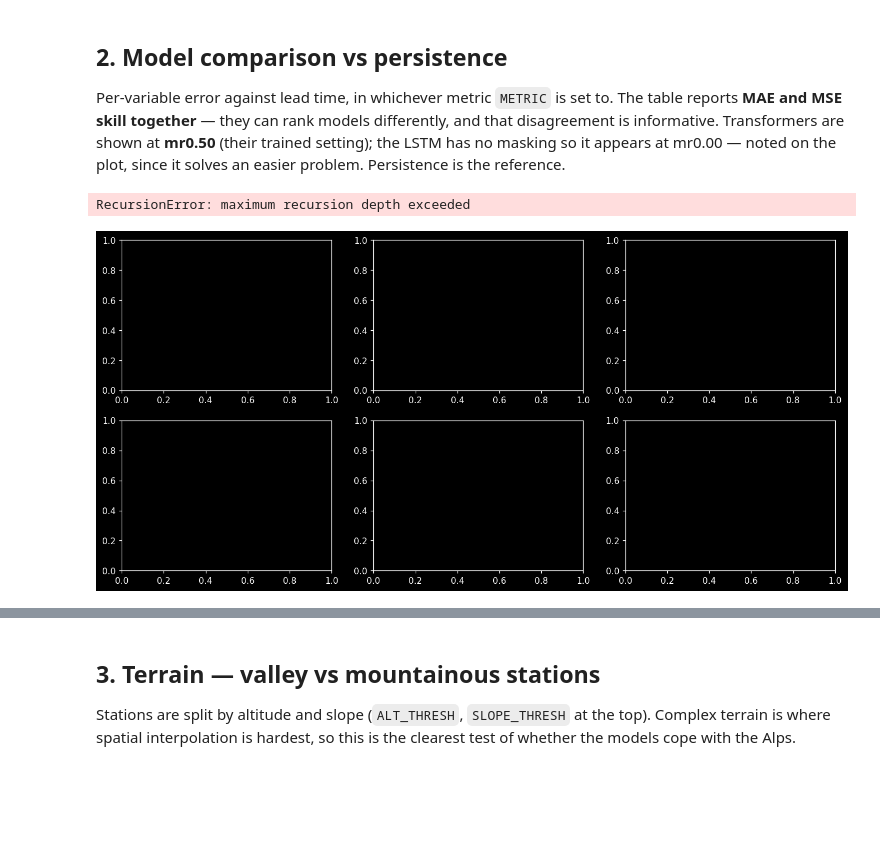
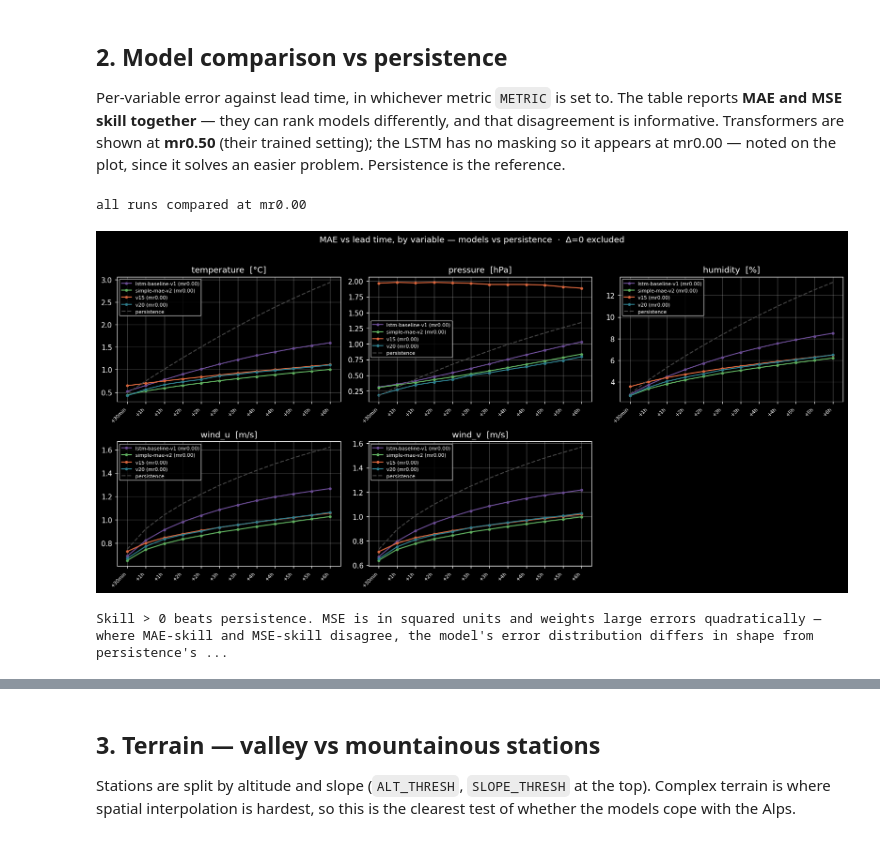
Before and after one commit to aureliedj/weather-station-model-with-transformers, a Jupyter notebook: Station MAE/notebooks/Test_Results_Exploration.ipynb, the cells around one changed output, grey strips where cells are left out. Saved outputs shown, nothing was run; the diff lists cells and outputs as text; code cells hidden in the pictures; blank space fills up the shorter version.

```diff
--- a/Station MAE/notebooks/Test_Results_Exploration.ipynb
+++ b/Station MAE/notebooks/Test_Results_Exploration.ipynb
@@ -348,14 +389,15 @@ if runs2:
         A5,C5 = AGG[(run,"mr0.50")]; A0,C0 = AGG[(run,"mr0.00")]
         for vi, v in enumerate(VARS):
             ax = axes[ri][vi]
-            hid = M(A5, C5, "kv_m")[:,vi]
-            vis = (M(A0, C0, "kv_m")[:,vi] if C0["kv_m"][:,vi].sum()
-                   else M(A0, C0, "kv")[:,vi])
-            ax.plot(range(len(GRID)), vis, "o-", color="#2E7D8C", lw=1.5, ms=3, label="mr0.00 visible")
-            ax.plot(range(len(GRID)), hid, "s-", color="#D9663D", lw=1.5, ms=3, label="mr0.50 masked")
-            ax.set_xticks(range(len(GRID))); ax.set_xticklabels(LEAD, rotation=45, ha="right", fontsize=6)
+            hid = M(A5, C5, "kv_m")[KSL,vi]
+            vis = (M(A0, C0, "kv_m")[KSL,vi] if C0["kv_m"][:,vi].sum()
+                   else M(A0, C0, "kv")[KSL,vi])
+            ax.plot(range(NK), vis, "o-", color="#2E7D8C", lw=1.5, ms=3, label="mr0.00 visible")
+            ax.plot(range(NK), hid, "s-", color="#D9663D", lw=1.5, ms=3, label="mr0.50 masked")
+            ax.set_xticks(range(NK)); ax.set_xticklabels(LEAD_F, rotation=45, ha="right", fontsize=6)
             ax.set_title(f"{run} · {v} [{ulab(v)}]", fontsize=9); ax.grid(alpha=0.3)
             if vi==0: ax.legend(fontsize=7)
-    fig.suptitle(f"Masked-station {METRIC} vs lead time — visible (mr0.00) vs hidden (mr0.50)", y=1.01)
+    fig.suptitle(f"Masked-station {METRIC} vs lead time — visible (mr0.00) vs hidden (mr0.50)"
+                 + ("  ·  Δ=0 excluded" if K0 else ""), y=1.01)
     plt.tight_layout(); plt.show()
 # %% [output]
@@ -371,25 +413,45 @@ solves an easier problem. Persistence is the reference.
 # Plot follows METRIC (set in the config cell); the table below reports skill
 # on BOTH MAE and MSE. Skill = 1 − model/persistence, so > 0 beats persistence.
 # MSE-skill is the harsher test: it is dominated by the worst forecasts.
+# Which mask ratio to show per run.
+#
+# This previously preferred mr0.50 wherever it existed, which silently put the
+# transformers at mr0.50 and the LSTM at mr0.00 (the LSTM has no masking, so it
+# only ever dumps mr0.00) — in the SAME comparison plot. Those are different
+# tasks: at mr0.50 half the stations are hidden from the encoder. The headline
+# comparison must hold the regime fixed.
+#
+# mr0.00 is the common regime: every run has it, and it is the one the LSTM and
+# simple-MAE numbers were produced in.
+COMPARE_MR = "mr0.00"           # ← "mr0.00" (comparable) | "mr0.50" (trained setting)
+
 PREF = {}                       # run → mask ratio to display
 for r in RUNS:
-    PREF[r] = "mr0.50" if "mr0.50" in RUNS[r] else "mr0.00"
+    PREF[r] = COMPARE_MR if COMPARE_MR in RUNS[r] else sorted(RUNS[r])[0]
+_mixed = set(PREF.values())
+if len(_mixed) > 1:
+    print(f"⚠ runs are NOT all at the same mask ratio: "
+          + ", ".join(f"{r}@{m}" for r, m in sorted(PREF.items()))
+          + "\n  cross-model differences below are confounded with the regime.")
+else:
+    print(f"all runs compared at {COMPARE_MR}")
 
 fig, axes = plt.subplots(2, 3, figsize=(15, 7))
 for ax, (vi, v) in zip(axes.ravel(), enumerate(VARS)):
     for run, mr in PREF.items():
         A, C = AGG[(run, mr)]
-        ax.plot(range(len(GRID)), M(A, C, "kv")[:, vi], "o-", ms=3, lw=1.5,
+        ax.plot(range(NK), M(A, C, "kv")[KSL, vi], "o-", ms=3, lw=1.5,
                 color=COLOR(run), label=f"{run} ({mr})")
     # persistence — identical across runs, so take the first
     A, C = AGG[list(AGG)[0]]
-    ax.plot(range(len(GRID)), M(A, C, "kv_p", cnt_key="kv")[:, vi],
+    ax.plot(range(NK), M(A, C, "kv_p", cnt_key="kv")[KSL, vi],
             "--", color="#444", lw=1.5, label="persistence")
-    ax.set_xticks(range(len(GRID)))
-    ax.set_xticklabels(LEAD, rotation=45, ha="right", fontsize=7)
+    ax.set_xticks(range(NK))
+    ax.set_xticklabels(LEAD_F, rotation=45, ha="right", fontsize=7)
     ax.set_title(f"{v}  [{ulab(v)}]"); ax.grid(alpha=0.3); ax.legend(fontsize=7)
 axes.ravel()[-1].axis("off")
-fig.suptitle(f"{METRIC} vs lead time, by variable — models vs persistence", y=1.02)
+fig.suptitle(f"{METRIC} vs lead time, by variable — models vs persistence"
+             + ("  ·  Δ=0 excluded" if K0 else ""), y=1.02)
 plt.tight_layout(); plt.show()
 
 # ── summary table: MAE and MSE side by side, with skill on each ─────────────
@@ -400,32 +462,33 @@ def _pool(A, C, key, sq, sl=slice(None), cnt_key=None):
     return num / den
 
 rows = {}
 Ap, Cp = AGG[list(AGG)[0]]
 for run, mr in PREF.items():
     A, C = AGG[(run, mr)]
     for vi, v in enumerate(VARS):
         rec = {}
         for m, sq in (("MAE", False), ("MSE", True)):
             fc  = _pool(A,  C,  "kv",   sq, (slice(1, None), vi))
             per = _pool(Ap, Cp, "kv_p", sq, (slice(1, None), vi), cnt_key="kv")
             rec[f"{m} all"]         = _pool(A, C, "kv", sq, (slice(None), vi))
             rec[f"{m} Δ>0"]         = fc
             rec[f"persist {m} Δ>0"] = per
             rec[f"{m} skill"]       = 1 - fc / per if per else np.nan
         rec["RMSE Δ>0"] = np.sqrt(rec["MSE Δ>0"])
         rows[(f"{run} ({mr})", v)] = rec
 
 t = pd.DataFrame(rows).T; t.index.names = ["model", "variable"]
 t = t[["MAE all","MAE Δ>0","persist MAE Δ>0","MAE skill",
        "MSE all","MSE Δ>0","persist MSE Δ>0","MSE skill","RMSE Δ>0"]]
 display(t.style
         .format({c_: ("{:+.3f}" if "skill" in c_ else "{:.3f}") for c_ in t.columns})
         .background_gradient(cmap="RdYlGn", subset=["MAE skill","MSE skill"],
                              vmin=-0.6, vmax=0.6)
         .set_caption("Skill > 0 beats persistence. MSE is in squared units and "
                      "weights large errors quadratically — where MAE-skill and "
                      "MSE-skill disagree, the model's error distribution differs "
                      "in shape from persistence's, not just in scale."))
 # %% [output]
-RecursionError: maximum recursion depth exceeded
+all runs compared at mr0.00
-[figure, old version]
+[figure, new version]
+Skill > 0 beats persistence. MSE is in squared units and weights large errors quadratically — where MAE-skill and MSE-skill disagree, the model's error distribution differs in shape from persistence's ...
```
Also changed, not shown: parts of 8 cells of this notebook, 3 other files.
